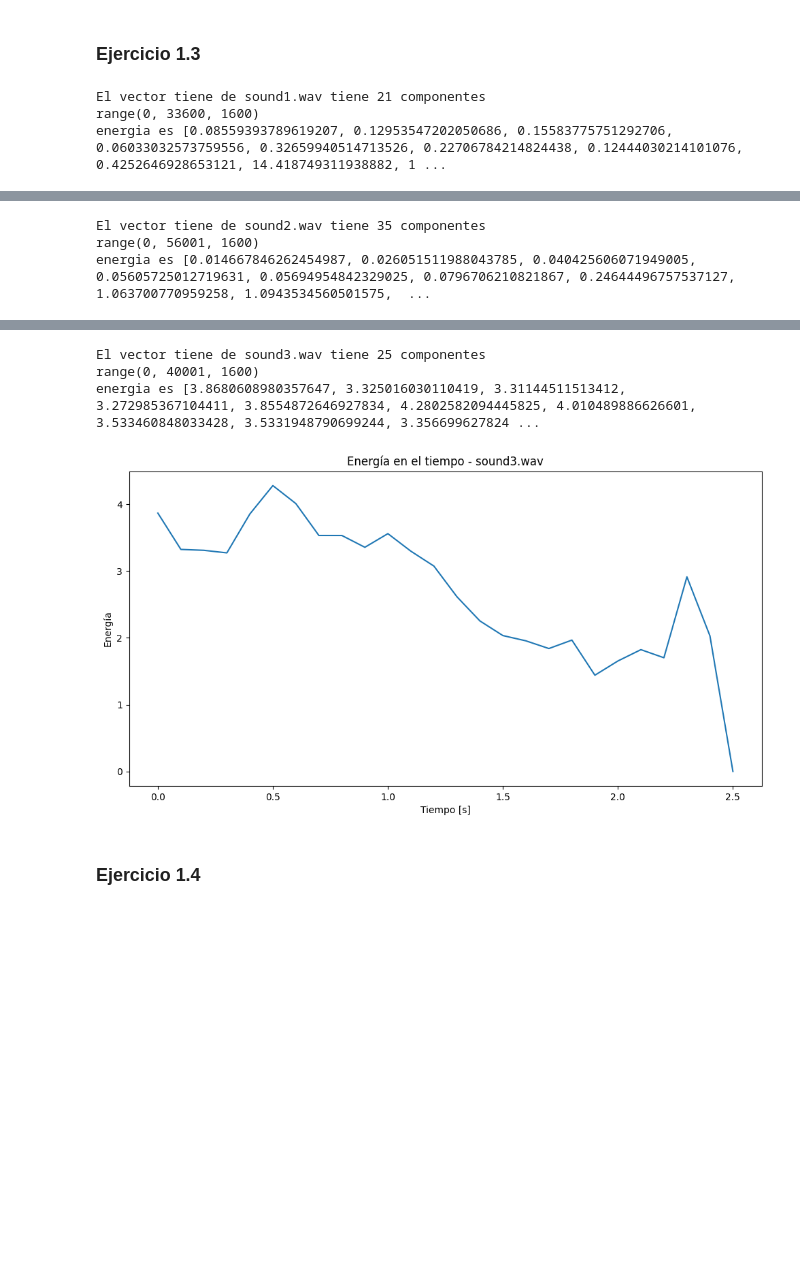
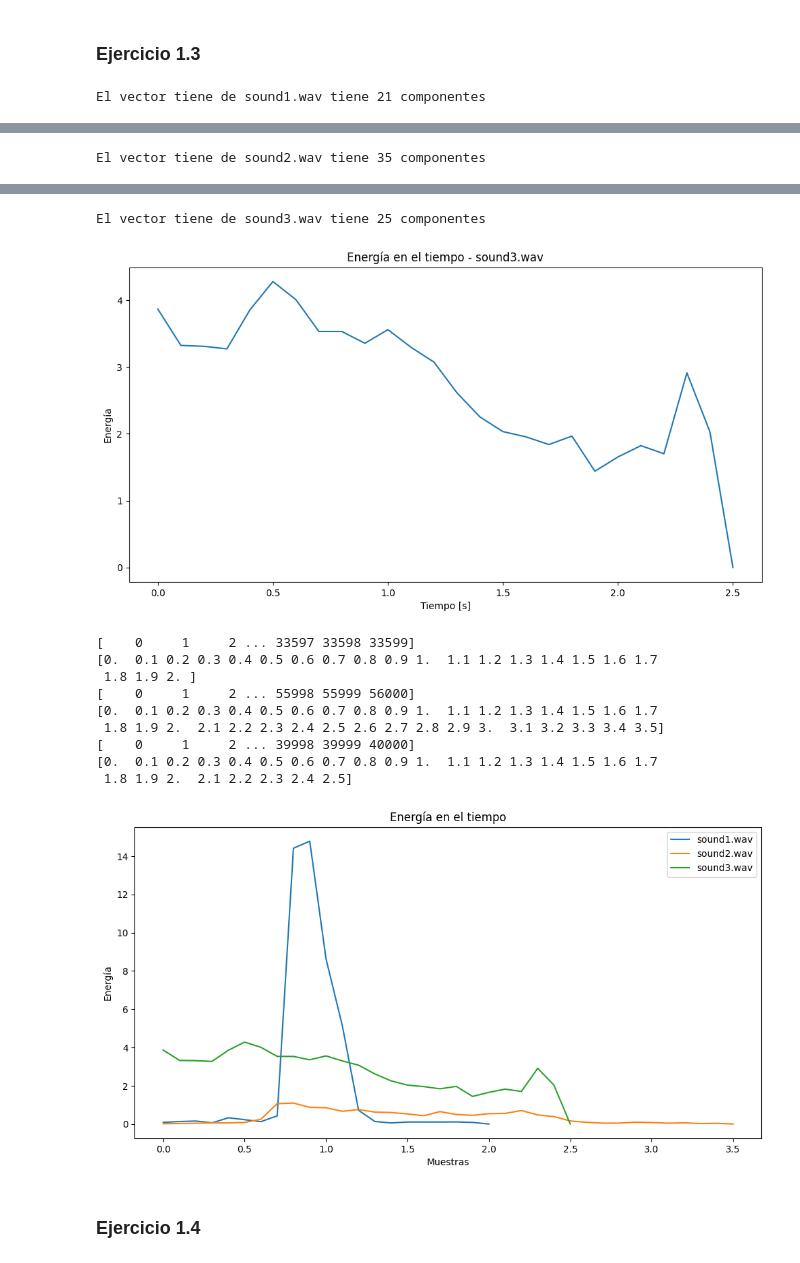
Before and after one commit to oscarjibou/University_projects, a Jupyter notebook: TDS/P1/main.ipynb, the cells around one changed output, grey strips where cells are left out. Cells and saved outputs as stored; diff of their text form; code cells hidden in the pictures; blank space fills up the shorter version.

```diff
--- a/TDS/P1/main.ipynb
+++ b/TDS/P1/main.ipynb
@@ -119,6 +103,7 @@ Plot the frame sound3.wav
 # %% [markdown]
 ### Ejercicio 1.3
 # %%
+
 
 
 for archivo_wav in tres_audios.values():
@@ -128,46 +113,76 @@ for archivo_wav in tres_audios.values():
 
     datos = datos / (2.**15) # normalizar los datos a -1 a 1
 
     #datos = datos / (2.**15) # normalizar los datos a -1 a 1
 
     L_frame = int(0.1 * frecuencia_muestreo) # 100ms
 
     frame = datos[muestras_audios[archivo_wav]:muestras_audios[archivo_wav] + L_frame] # 100ms frame
 
     print(f"El vector tiene de {archivo_wav} tiene {len(datos)//L_frame} componentes")
 
     #haz vector energía que contenga L_frames de datos
-    energia_frame = []
+    energia = []
 
     for i in range(0, len(datos), L_frame): #this is the same as range(0, len(datos), L_frame)
-        energia_frame.append(np.sum(datos[i:(i+L_frame)]**2))
-
-    print(f'energia es {energia_frame}')
+        energia.append(np.sum(datos[i:(i+L_frame)]**2))
 
     #tiempo = np.arange(0, len(energia_frame)) * L_frame / frecuencia_muestreo
-    tiempo = np.arange(len(energia_frame)) * 0.1
+    tiempo = np.arange(len(energia)) * 0.1
 
     plt.figure(figsize=(12, 6))
-    plt.plot(tiempo, energia_frame)
+    plt.plot(tiempo, energia)
     plt.title('Energía en el tiempo - {}'.format(archivo_wav))
     plt.xlabel('Tiempo [s]')
     plt.ylabel('Energía')
     plt.show()
 
-    energia_frame.clear()
+plt.figure(figsize=(12, 6))
+
+for archivo_wav in tres_audios.values():
+    # Get the sample rate and data
+    frecuencia_muestreo, datos = wavfile.read(archivo_wav)
+
+    numero_muestras = np.arange(len(datos))
+
+
+    datos = datos / (2.**15) # normalizar los datos a -1 a 1
+
+    L_frame = int(0.1 * frecuencia_muestreo) # 100ms
+
+    frame = datos[muestras_audios[archivo_wav]:muestras_audios[archivo_wav] + L_frame] # 100ms frame
+
+    energia = []
+
+    for i in range(0, len(datos), L_frame): #this is the same as range(0, len(datos), L_frame)
+        energia.append(np.sum(datos[i:(i+L_frame)]**2))
+
+    tiempo = np.arange(len(energia)) * frecuencia_muestreo
+
+    plt.plot(tiempo, energia, label=archivo_wav)
+
+plt.title('Energía en el tiempo')
+plt.xlabel('Muestras')
+plt.ylabel('Energía')
+plt.legend()
+plt.show()
 # %% [output]
 El vector tiene de sound1.wav tiene 21 componentes
-range(0, 33600, 1600)
-energia es [0.08559393789619207, 0.12953547202050686, 0.15583775751292706, 0.06033032573759556, 0.32659940514713526, 0.22706784214824438, 0.12444030214101076, 0.4252646928653121, 14.418749311938882, 1 ...
 [figure]
 El vector tiene de sound2.wav tiene 35 componentes
-range(0, 56001, 1600)
-energia es [0.014667846262454987, 0.026051511988043785, 0.040425606071949005, 0.05605725012719631, 0.05694954842329025, 0.0796706210821867, 0.24644496757537127, 1.063700770959258, 1.0943534560501575,  ...
 [figure]
 El vector tiene de sound3.wav tiene 25 componentes
-range(0, 40001, 1600)
-energia es [3.8680608980357647, 3.325016030110419, 3.31144511513412, 3.272985367104411, 3.8554872646927834, 4.2802582094445825, 4.010489886626601, 3.533460848033428, 3.5331948790699244, 3.356699627824 ...
 [figure]
+[    0     1     2 ... 33597 33598 33599]
+[0.  0.1 0.2 0.3 0.4 0.5 0.6 0.7 0.8 0.9 1.  1.1 1.2 1.3 1.4 1.5 1.6 1.7
+ 1.8 1.9 2. ]
+[    0     1     2 ... 55998 55999 56000]
+[0.  0.1 0.2 0.3 0.4 0.5 0.6 0.7 0.8 0.9 1.  1.1 1.2 1.3 1.4 1.5 1.6 1.7
+ 1.8 1.9 2.  2.1 2.2 2.3 2.4 2.5 2.6 2.7 2.8 2.9 3.  3.1 3.2 3.3 3.4 3.5]
+[    0     1     2 ... 39998 39999 40000]
+[0.  0.1 0.2 0.3 0.4 0.5 0.6 0.7 0.8 0.9 1.  1.1 1.2 1.3 1.4 1.5 1.6 1.7
+ 1.8 1.9 2.  2.1 2.2 2.3 2.4 2.5]
+[figure, added]
 # %% [markdown]
 ### Ejercicio 1.4
 # %%
```
Also changed, not shown: parts of 1 cell of this notebook.
